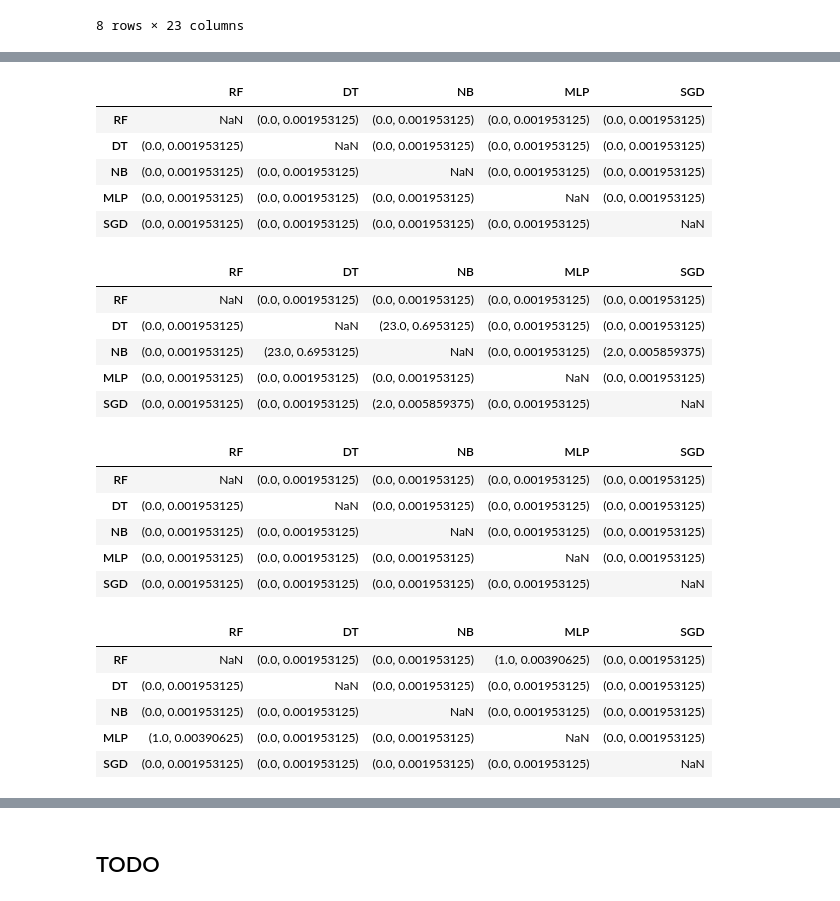
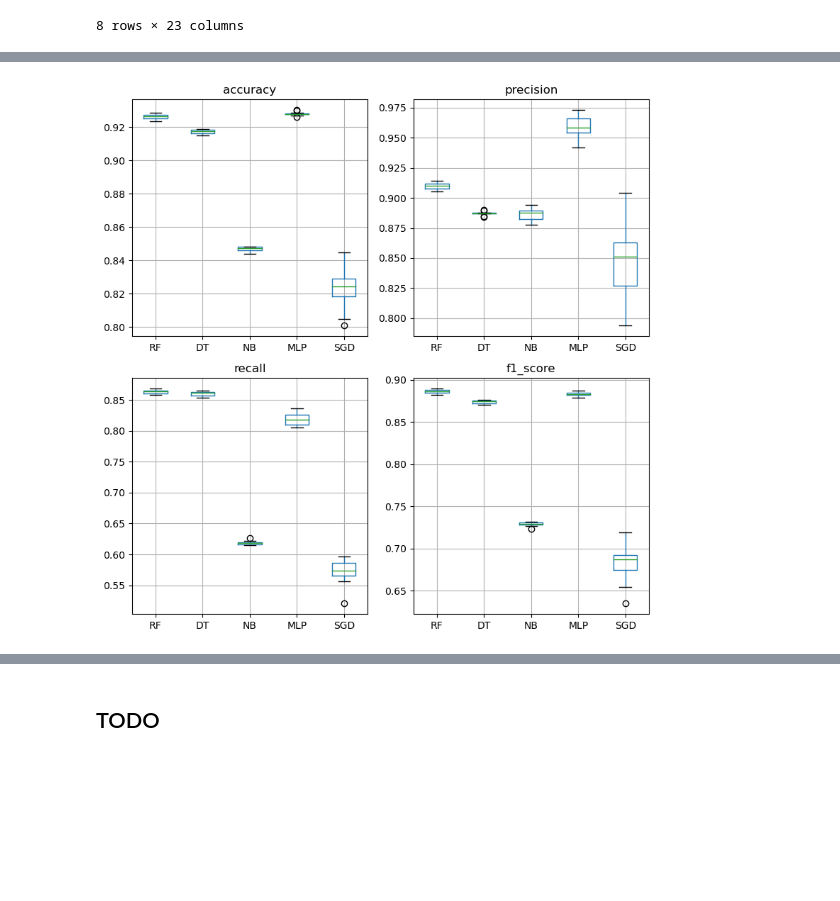
Before and after one commit to Metalcape/url-classifier, a Jupyter notebook: url-classifier.ipynb, the cells around one changed output, grey strips where cells are left out. Drawn from its saved outputs; the diff is of its cells as text; code cells hidden in the pictures; blank space fills up the shorter version.

```diff
--- a/url-classifier.ipynb
+++ b/url-classifier.ipynb
@@ -508,19 +504,0 @@ score_time      1.0
-# %%
-metrics = dict()
-
-for n in names:
-    metrics[n] = pd.DataFrame({l:cross[l]['test_' + n] for l in labels})
-
-def plot_metrics():
-    fig, axes = plt.subplots(nrows=2, ncols=2, figsize=(8, 8))
-    for i, metric in enumerate(metrics):
-        row = i // 2
-        col = i % 2
-        ax = axes[row, col]
-        bars = metric.boxplot(ax=ax, rot=0)
-        ax.set_title(names[i])
-
-    plt.tight_layout()
-    plt.show()
-
-plot_metrics()
@@ -813,36 +505,21 @@ wilcoxon_test = perform_wilcoxon_tests(classifiers, metrics, titles)
-# %%
-wilcoxon_test['accuracy']
-# %% [output]
-|  | RF | DT | NB | MLP | SGD |
-| RF | NaN | (0.0, 0.001953125) | (0.0, 0.001953125) | (0.0, 0.001953125) | (0.0, 0.001953125) |
-| DT | (0.0, 0.001953125) | NaN | (0.0, 0.001953125) | (0.0, 0.001953125) | (0.0, 0.001953125) |
-| NB | (0.0, 0.001953125) | (0.0, 0.001953125) | NaN | (0.0, 0.001953125) | (0.0, 0.001953125) |
-| MLP | (0.0, 0.001953125) | (0.0, 0.001953125) | (0.0, 0.001953125) | NaN | (0.0, 0.001953125) |
-| SGD | (0.0, 0.001953125) | (0.0, 0.001953125) | (0.0, 0.001953125) | (0.0, 0.001953125) | NaN |
-# %%
-wilcoxon_test['precision']
-# %% [output]
-|  | RF | DT | NB | MLP | SGD |
-| RF | NaN | (0.0, 0.001953125) | (0.0, 0.001953125) | (0.0, 0.001953125) | (0.0, 0.001953125) |
-| DT | (0.0, 0.001953125) | NaN | (23.0, 0.6953125) | (0.0, 0.001953125) | (0.0, 0.001953125) |
-| NB | (0.0, 0.001953125) | (23.0, 0.6953125) | NaN | (0.0, 0.001953125) | (2.0, 0.005859375) |
-| MLP | (0.0, 0.001953125) | (0.0, 0.001953125) | (0.0, 0.001953125) | NaN | (0.0, 0.001953125) |
-| SGD | (0.0, 0.001953125) | (0.0, 0.001953125) | (2.0, 0.005859375) | (0.0, 0.001953125) | NaN |
-# %%
-wilcoxon_test['recall']
-# %% [output]
-|  | RF | DT | NB | MLP | SGD |
-| RF | NaN | (0.0, 0.001953125) | (0.0, 0.001953125) | (0.0, 0.001953125) | (0.0, 0.001953125) |
-| DT | (0.0, 0.001953125) | NaN | (0.0, 0.001953125) | (0.0, 0.001953125) | (0.0, 0.001953125) |
-| NB | (0.0, 0.001953125) | (0.0, 0.001953125) | NaN | (0.0, 0.001953125) | (0.0, 0.001953125) |
-| MLP | (0.0, 0.001953125) | (0.0, 0.001953125) | (0.0, 0.001953125) | NaN | (0.0, 0.001953125) |
-| SGD | (0.0, 0.001953125) | (0.0, 0.001953125) | (0.0, 0.001953125) | (0.0, 0.001953125) | NaN |
-# %%
-wilcoxon_test['f_score']
-# %% [output]
-|  | RF | DT | NB | MLP | SGD |
-| RF | NaN | (0.0, 0.001953125) | (0.0, 0.001953125) | (1.0, 0.00390625) | (0.0, 0.001953125) |
-| DT | (0.0, 0.001953125) | NaN | (0.0, 0.001953125) | (0.0, 0.001953125) | (0.0, 0.001953125) |
-| NB | (0.0, 0.001953125) | (0.0, 0.001953125) | NaN | (0.0, 0.001953125) | (0.0, 0.001953125) |
-| MLP | (1.0, 0.00390625) | (0.0, 0.001953125) | (0.0, 0.001953125) | NaN | (0.0, 0.001953125) |
-| SGD | (0.0, 0.001953125) | (0.0, 0.001953125) | (0.0, 0.001953125) | (0.0, 0.001953125) | NaN |
+# %%
+default_metrics = dict()
+
+for n in names:
+    default_metrics[n] = pd.DataFrame({l:cross[l]['test_' + n] for l in labels})
+
+def plot_metrics(metrics: dict):
+    fig, axes = plt.subplots(nrows=2, ncols=2, figsize=(8, 8))
+    for i, metric in enumerate(metrics.values()):
+        row = i // 2
+        col = i % 2
+        ax = axes[row, col]
+        bars = metric.boxplot(ax=ax, rot=0)
+        ax.set_title(names[i])
+
+    plt.tight_layout()
+    plt.show()
+
+plot_metrics(default_metrics)
+# %% [output]
+[figure, added]
```
Also changed, not shown: parts of 48 cells of this notebook.
